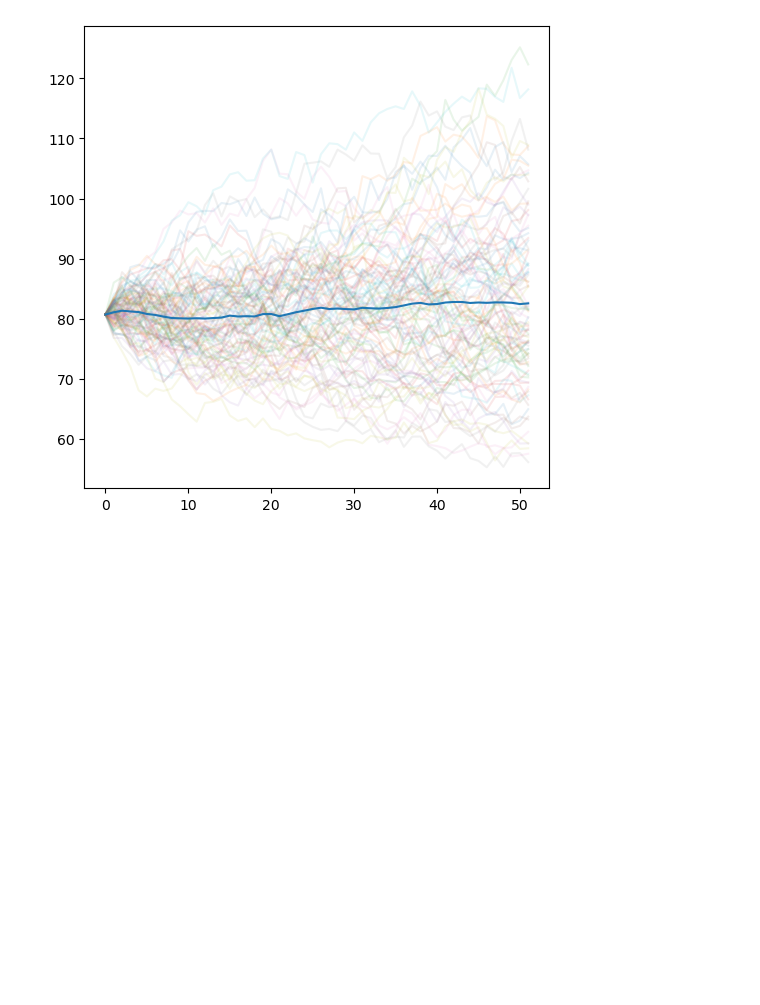
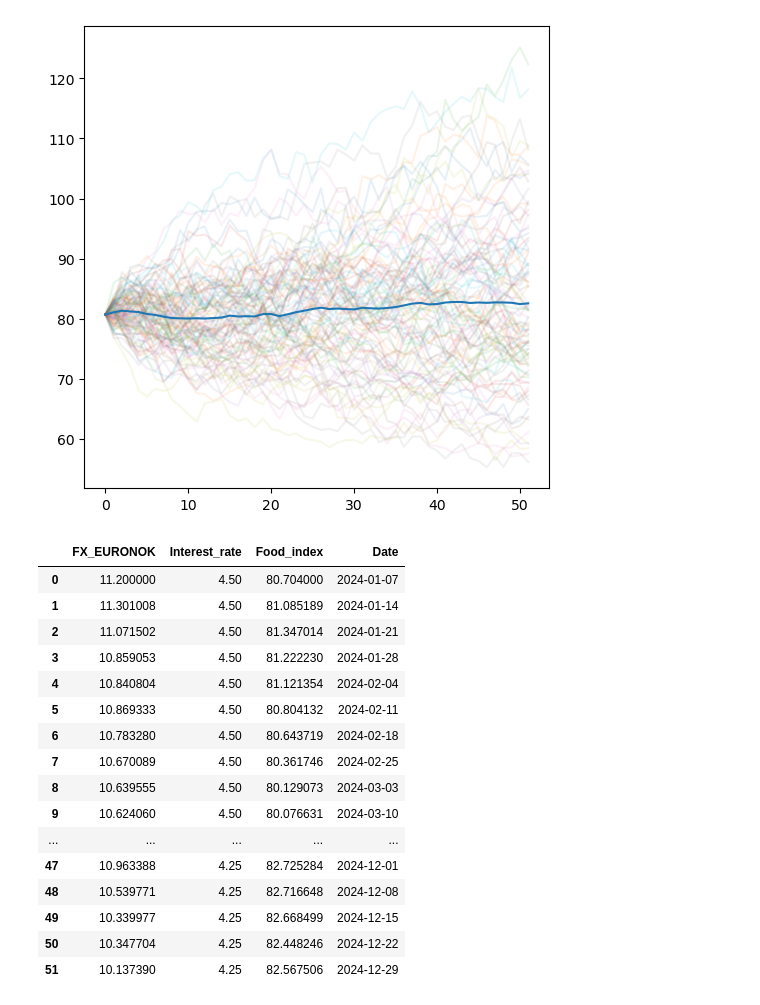
Before and after one commit to DataJakob/DT8807-Advanced-Topics-in-Deep-Learning, a Jupyter notebook: Forecast_df_generation.ipynb, the cells around one changed output. Cells and saved outputs as stored; diff of their text form; code cells hidden in the pictures; blank space fills up the shorter version.

```diff
--- a/Forecast_df_generation.ipynb
+++ b/Forecast_df_generation.ipynb
@@ -86,2 +82,22 @@ forecast_df = pd.DataFrame({'FX_EURONOK': wp[1],
+# %%
+forecast_df
+# %% [output]
+|  | FX_EURONOK | Interest_rate | Food_index | Date |
+| 0 | 11.200000 | 4.50 | 80.704000 | 2024-01-07 |
+| 1 | 11.301008 | 4.50 | 81.085189 | 2024-01-14 |
+| 2 | 11.071502 | 4.50 | 81.347014 | 2024-01-21 |
+| 3 | 10.859053 | 4.50 | 81.222230 | 2024-01-28 |
+| 4 | 10.840804 | 4.50 | 81.121354 | 2024-02-04 |
+| 5 | 10.869333 | 4.50 | 80.804132 | 2024-02-11 |
+| 6 | 10.783280 | 4.50 | 80.643719 | 2024-02-18 |
+| 7 | 10.670089 | 4.50 | 80.361746 | 2024-02-25 |
+| 8 | 10.639555 | 4.50 | 80.129073 | 2024-03-03 |
+| 9 | 10.624060 | 4.50 | 80.076631 | 2024-03-10 |
+| ... | ... | ... | ... | ... |
+| 47 | 10.963388 | 4.25 | 82.725284 | 2024-12-01 |
+| 48 | 10.539771 | 4.25 | 82.716648 | 2024-12-08 |
+| 49 | 10.339977 | 4.25 | 82.668499 | 2024-12-15 |
+| 50 | 10.347704 | 4.25 | 82.448246 | 2024-12-22 |
+| 51 | 10.137390 | 4.25 | 82.567506 | 2024-12-29 |
 # %%
 forecast_df.to_csv('forecast_df.csv', index=False)
```
Also changed, not shown: parts of 4 cells of this notebook, 48 other files.
